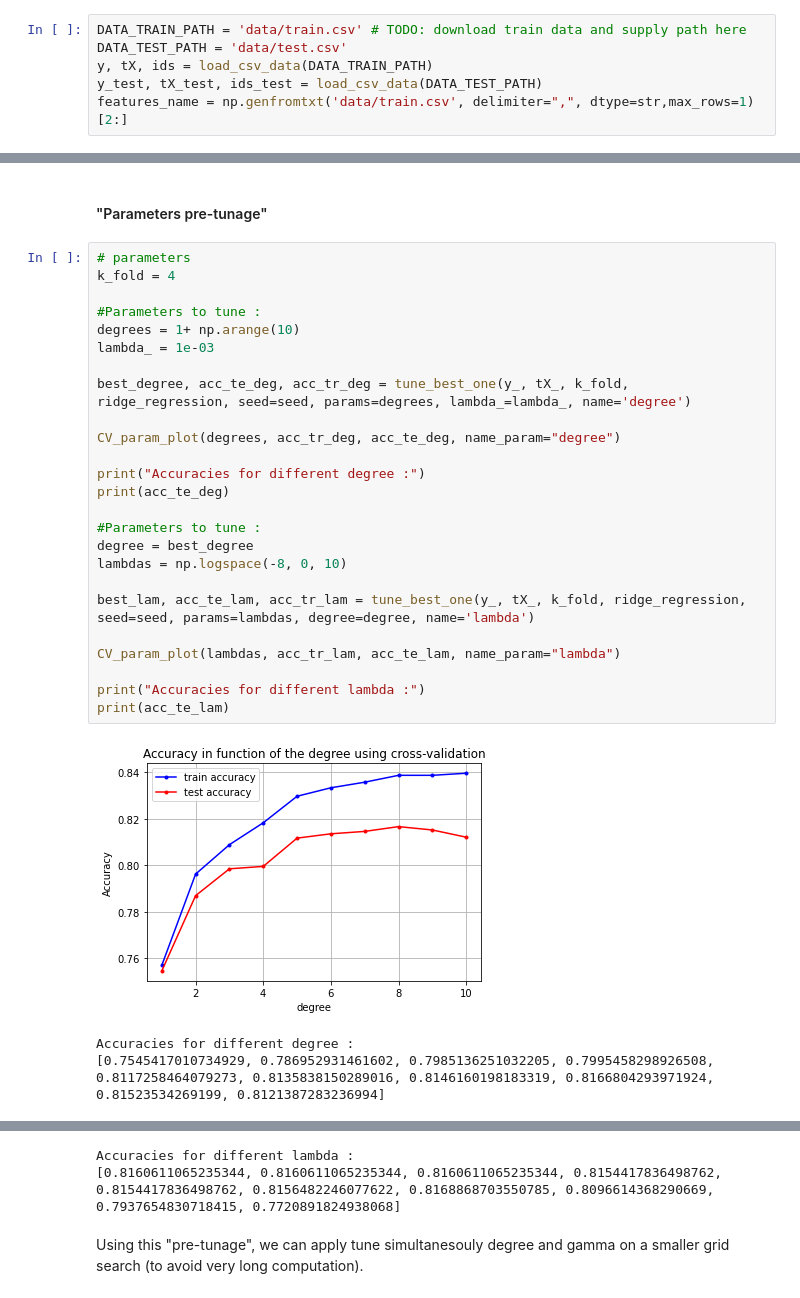
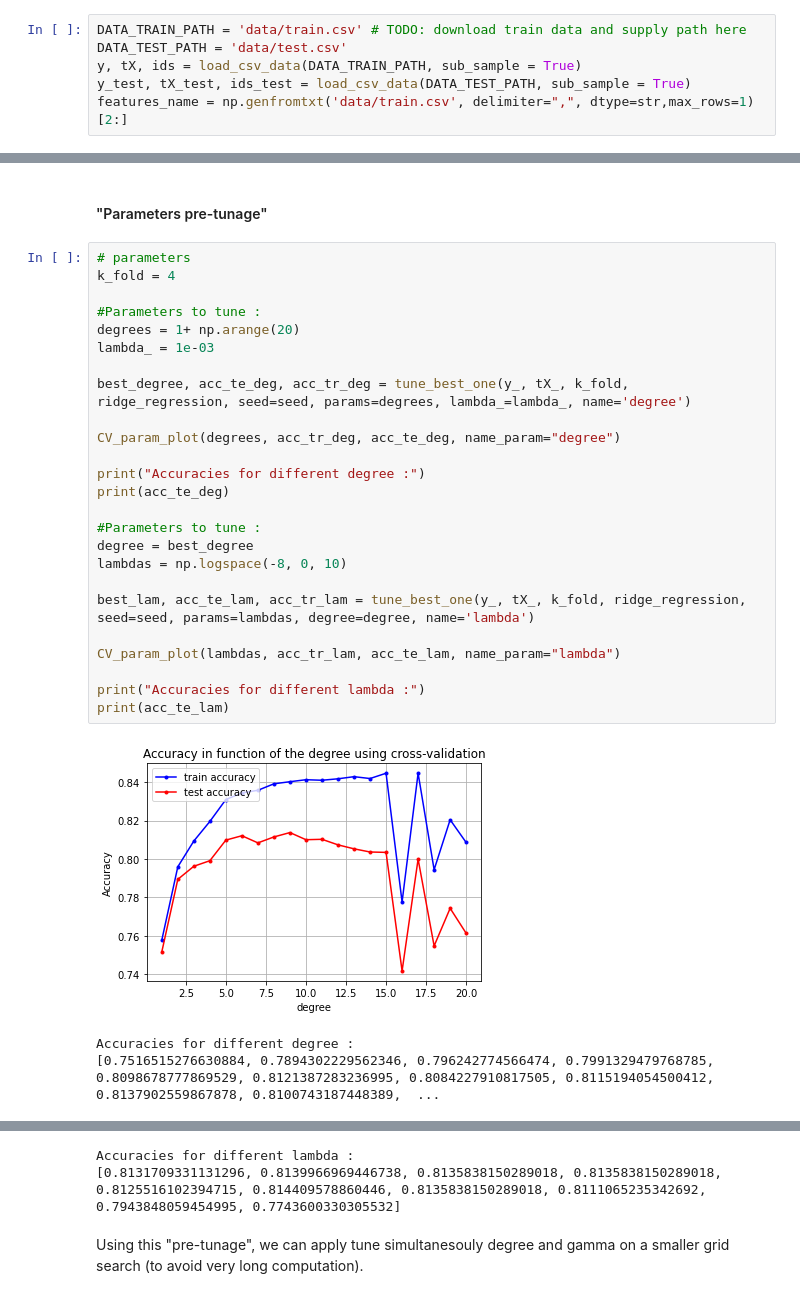
Before and after one commit to CS-433/ml-project-1-thevipers, a Jupyter notebook: main-Copy1.ipynb, the cells around one changed output, grey strips where cells are left out. Drawn from its saved outputs; the diff is of its cells as text.

```diff
--- a/main-Copy1.ipynb
+++ b/main-Copy1.ipynb
@@ -21,8 +18,8 @@ from plots import *
 # %%
 DATA_TRAIN_PATH = 'data/train.csv' # TODO: download train data and supply path here
 DATA_TEST_PATH = 'data/test.csv'
-y, tX, ids = load_csv_data(DATA_TRAIN_PATH)
-y_test, tX_test, ids_test = load_csv_data(DATA_TEST_PATH)
+y, tX, ids = load_csv_data(DATA_TRAIN_PATH, sub_sample = True)
+y_test, tX_test, ids_test = load_csv_data(DATA_TEST_PATH, sub_sample = True)
 features_name = np.genfromtxt('data/train.csv', delimiter=",", dtype=str,max_rows=1)[2:]
 # %% [markdown]
 # Data exploration
@@ -359,29 +356,29 @@ While the train accuracy is :  0.836842829617396
 # %%
 # parameters
 k_fold = 4
 
 #Parameters to tune :
-degrees = 1+ np.arange(10)
+degrees = 1+ np.arange(20)
 lambda_ = 1e-03
 
 best_degree, acc_te_deg, acc_tr_deg = tune_best_one(y_, tX_, k_fold, ridge_regression, seed=seed, params=degrees, lambda_=lambda_, name='degree')
 
 CV_param_plot(degrees, acc_tr_deg, acc_te_deg, name_param="degree")
 
 print("Accuracies for different degree :")
 print(acc_te_deg)
 
 #Parameters to tune :
 degree = best_degree
 lambdas = np.logspace(-8, 0, 10)
 
 best_lam, acc_te_lam, acc_tr_lam = tune_best_one(y_, tX_, k_fold, ridge_regression, seed=seed, params=lambdas, degree=degree, name='lambda')
 
 CV_param_plot(lambdas, acc_tr_lam, acc_te_lam, name_param="lambda")
 
 print("Accuracies for different lambda :")
 print(acc_te_lam)
 # %% [output]
-[figure, old version]
+[figure, new version]
 Accuracies for different degree :
-[0.7545417010734929, 0.786952931461602, 0.7985136251032205, 0.7995458298926508, 0.8117258464079273, 0.8135838150289016, 0.8146160198183319, 0.8166804293971924, 0.81523534269199, 0.8121387283236994]
+[0.7516515276630884, 0.7894302229562346, 0.796242774566474, 0.7991329479768785, 0.8098678777869529, 0.8121387283236995, 0.8084227910817505, 0.8115194054500412, 0.8137902559867878, 0.8100743187448389,  ...
@@ -389,5 +386,5 @@ Accuracies for different degree :
 Accuracies for different lambda :
-[0.8160611065235344, 0.8160611065235344, 0.8160611065235344, 0.8154417836498762, 0.8154417836498762, 0.8156482246077622, 0.8168868703550785, 0.8096614368290669, 0.7937654830718415, 0.7720891824938068]
+[0.8131709331131296, 0.8139966969446738, 0.8135838150289018, 0.8135838150289018, 0.8125516102394715, 0.814409578860446, 0.8135838150289018, 0.8111065235342692, 0.7943848059454995, 0.7743600330305532]
 # %% [markdown]
 Using this "pre-tunage", we can apply tune simultanesouly degree and gamma on a smaller grid search (to avoid very long computation).
 # %%
```
Also changed, not shown: parts of 16 cells of this notebook, 1 other file.
